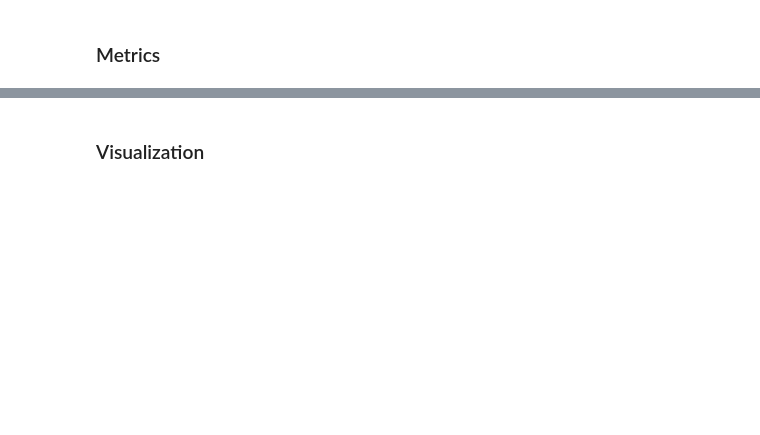
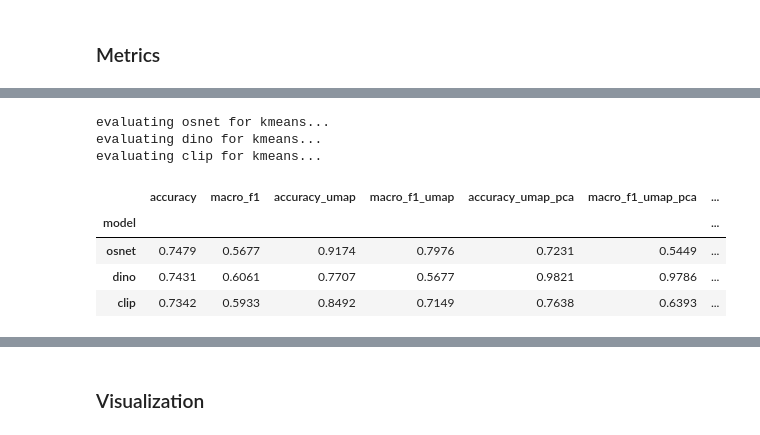
Before and after one commit to Anton9721/Football_Skoltech, a Jupyter notebook: analitics.ipynb, the cells around one changed output, grey strips where cells are left out. Cells and saved outputs as stored; diff of their text form; code cells hidden in the pictures; blank space fills up the shorter version.

```diff
--- a/analitics.ipynb
+++ b/analitics.ipynb
@@ -251,0 +306,13 @@ evaluating clip...
+# %%
+method = 'kmeans'
+df_kmeans = evaluate_single_method(embeddings, method)
+df_kmeans
+# %% [output]
+evaluating osnet for kmeans...
+evaluating dino for kmeans...
+evaluating clip for kmeans...
+|  | accuracy | macro_f1 | accuracy_umap | macro_f1_umap | accuracy_umap_pca | macro_f1_umap_pca | ... |
+| model |  |  |  |  |  |  | ... |
+| osnet | 0.7479 | 0.5677 | 0.9174 | 0.7976 | 0.7231 | 0.5449 | ... |
+| dino | 0.7431 | 0.6061 | 0.7707 | 0.5677 | 0.9821 | 0.9786 | ... |
+| clip | 0.7342 | 0.5933 | 0.8492 | 0.7149 | 0.7638 | 0.6393 | ... |
```
Also changed, not shown: parts of 49 cells of this notebook, 8 other files.
